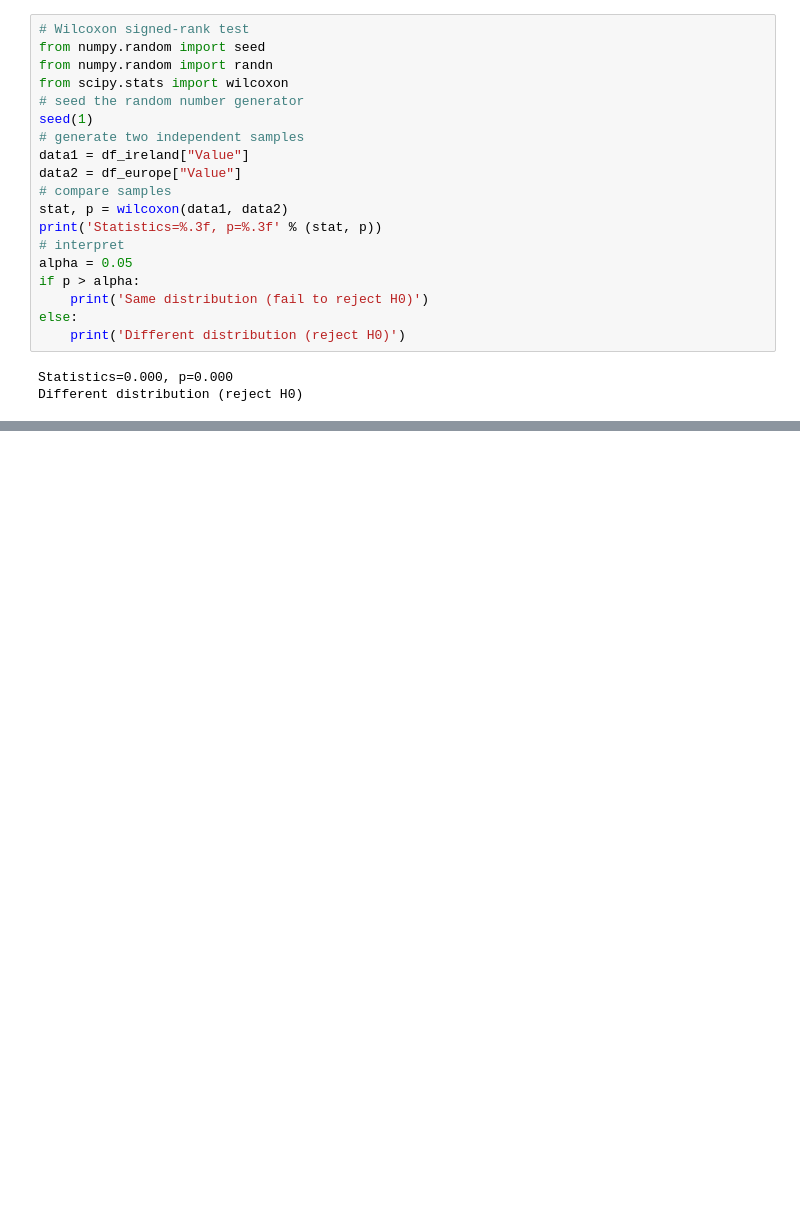
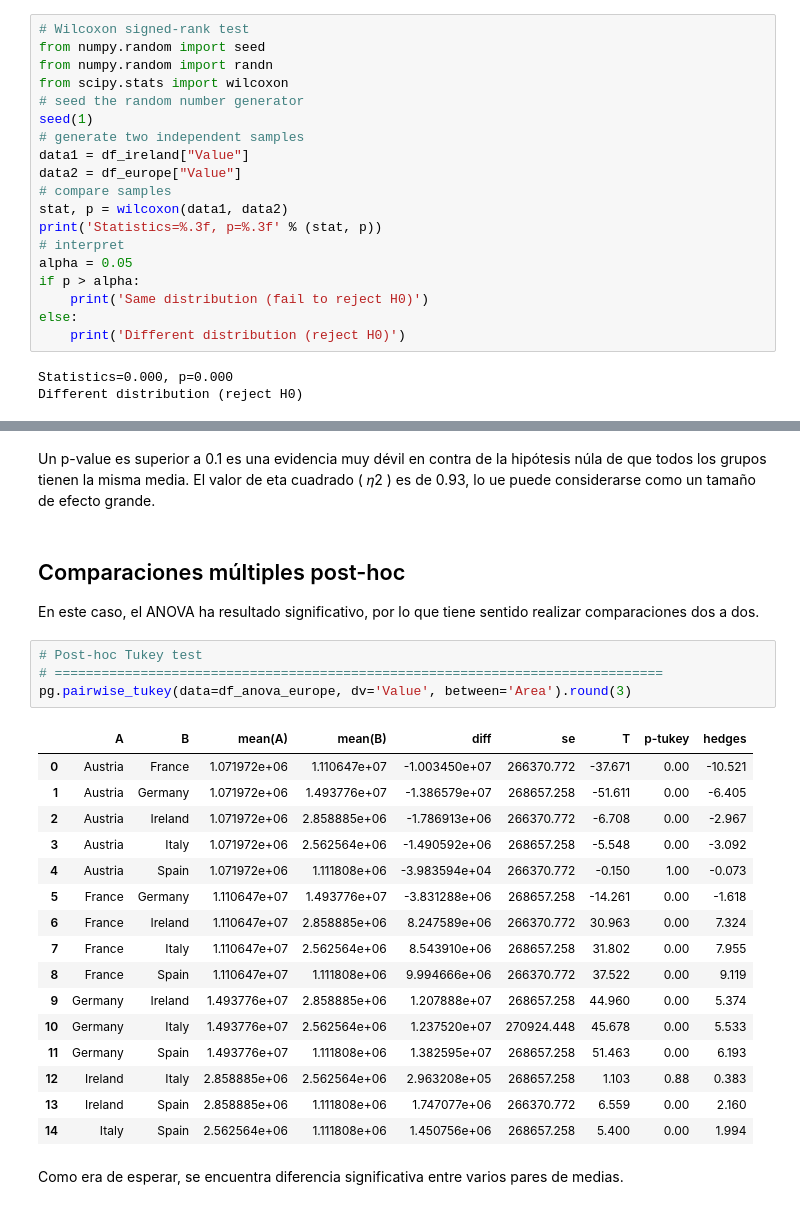
Before and after one commit to sba22171/CA2, a Jupyter notebook: DataAnalysisCA2.ipynb, the cells around one changed output, grey strips where cells are left out. Cells and saved outputs as stored; diff of their text form; blank space fills up the shorter version.

```diff
--- a/DataAnalysisCA2.ipynb
+++ b/DataAnalysisCA2.ipynb
@@ -229,0 +339,30 @@ Different distribution (reject H0)
+# %% [markdown]
+Un p-value es superior a 0.1 es una evidencia muy dévil en contra de la hipótesis núla de que todos los grupos tienen la misma media. El valor de eta cuadrado ( 𝜂2 ) es de 0.93, lo ue puede considerarse como un tamaño de efecto grande.
+# %% [markdown]
+## Comparaciones múltiples post-hoc
+
+
+En este caso, el ANOVA ha resultado significativo, por lo que tiene sentido realizar comparaciones dos a dos.
+# %%
+# Post-hoc Tukey test
+# ==============================================================================
+pg.pairwise_tukey(data=df_anova_europe, dv='Value', between='Area').round(3)
+# %% [output]
+|  | A | B | mean(A) | mean(B) | diff | se | T | p-tukey | hedges |
+| 0 | Austria | France | 1.071972e+06 | 1.110647e+07 | -1.003450e+07 | 266370.772 | -37.671 | 0.00 | -10.521 |
+| 1 | Austria | Germany | 1.071972e+06 | 1.493776e+07 | -1.386579e+07 | 268657.258 | -51.611 | 0.00 | -6.405 |
+| 2 | Austria | Ireland | 1.071972e+06 | 2.858885e+06 | -1.786913e+06 | 266370.772 | -6.708 | 0.00 | -2.967 |
+| 3 | Austria | Italy | 1.071972e+06 | 2.562564e+06 | -1.490592e+06 | 268657.258 | -5.548 | 0.00 | -3.092 |
+| 4 | Austria | Spain | 1.071972e+06 | 1.111808e+06 | -3.983594e+04 | 266370.772 | -0.150 | 1.00 | -0.073 |
+| 5 | France | Germany | 1.110647e+07 | 1.493776e+07 | -3.831288e+06 | 268657.258 | -14.261 | 0.00 | -1.618 |
+| 6 | France | Ireland | 1.110647e+07 | 2.858885e+06 | 8.247589e+06 | 266370.772 | 30.963 | 0.00 | 7.324 |
+| 7 | France | Italy | 1.110647e+07 | 2.562564e+06 | 8.543910e+06 | 268657.258 | 31.802 | 0.00 | 7.955 |
+| 8 | France | Spain | 1.110647e+07 | 1.111808e+06 | 9.994666e+06 | 266370.772 | 37.522 | 0.00 | 9.119 |
+| 9 | Germany | Ireland | 1.493776e+07 | 2.858885e+06 | 1.207888e+07 | 268657.258 | 44.960 | 0.00 | 5.374 |
+| 10 | Germany | Italy | 1.493776e+07 | 2.562564e+06 | 1.237520e+07 | 270924.448 | 45.678 | 0.00 | 5.533 |
+| 11 | Germany | Spain | 1.493776e+07 | 1.111808e+06 | 1.382595e+07 | 268657.258 | 51.463 | 0.00 | 6.193 |
+| 12 | Ireland | Italy | 2.858885e+06 | 2.562564e+06 | 2.963208e+05 | 268657.258 | 1.103 | 0.88 | 0.383 |
+| 13 | Ireland | Spain | 2.858885e+06 | 1.111808e+06 | 1.747077e+06 | 266370.772 | 6.559 | 0.00 | 2.160 |
+| 14 | Italy | Spain | 2.562564e+06 | 1.111808e+06 | 1.450756e+06 | 268657.258 | 5.400 | 0.00 | 1.994 |
+# %% [markdown]
+Como era de esperar, se encuentra diferencia significativa entre varios pares de medias.
```
Also changed, not shown: parts of 28 cells of this notebook, 4 other files.
